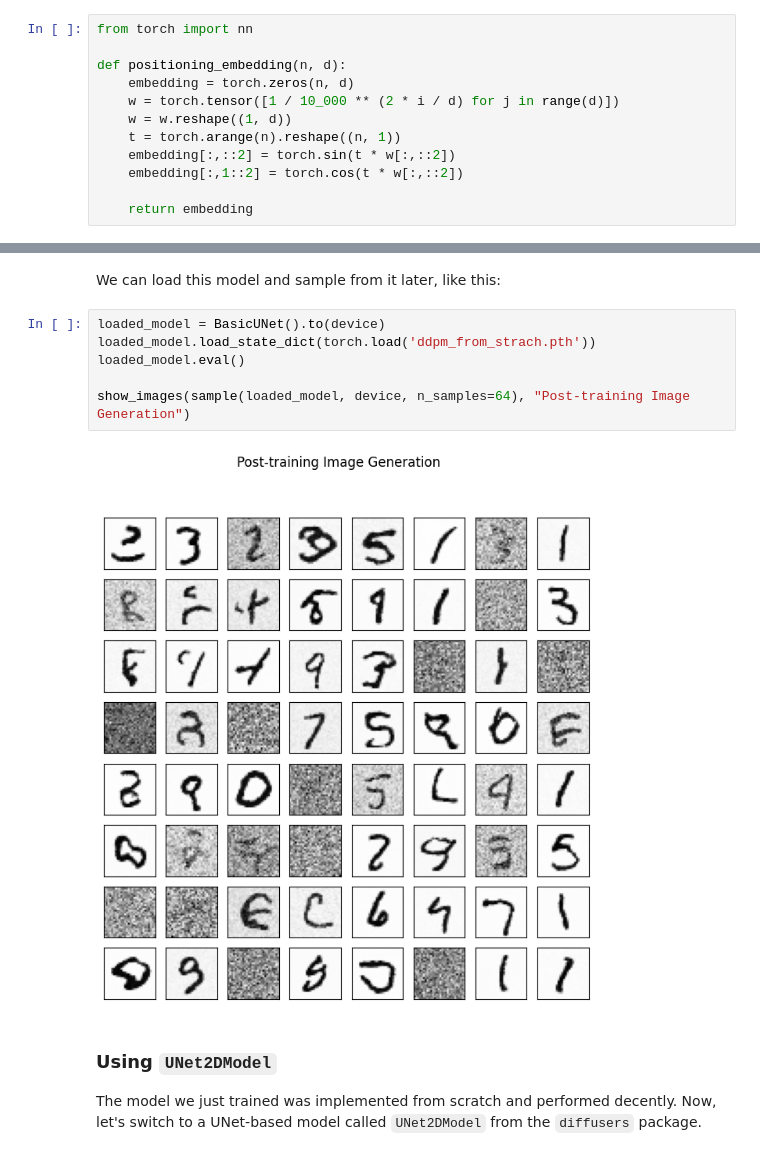
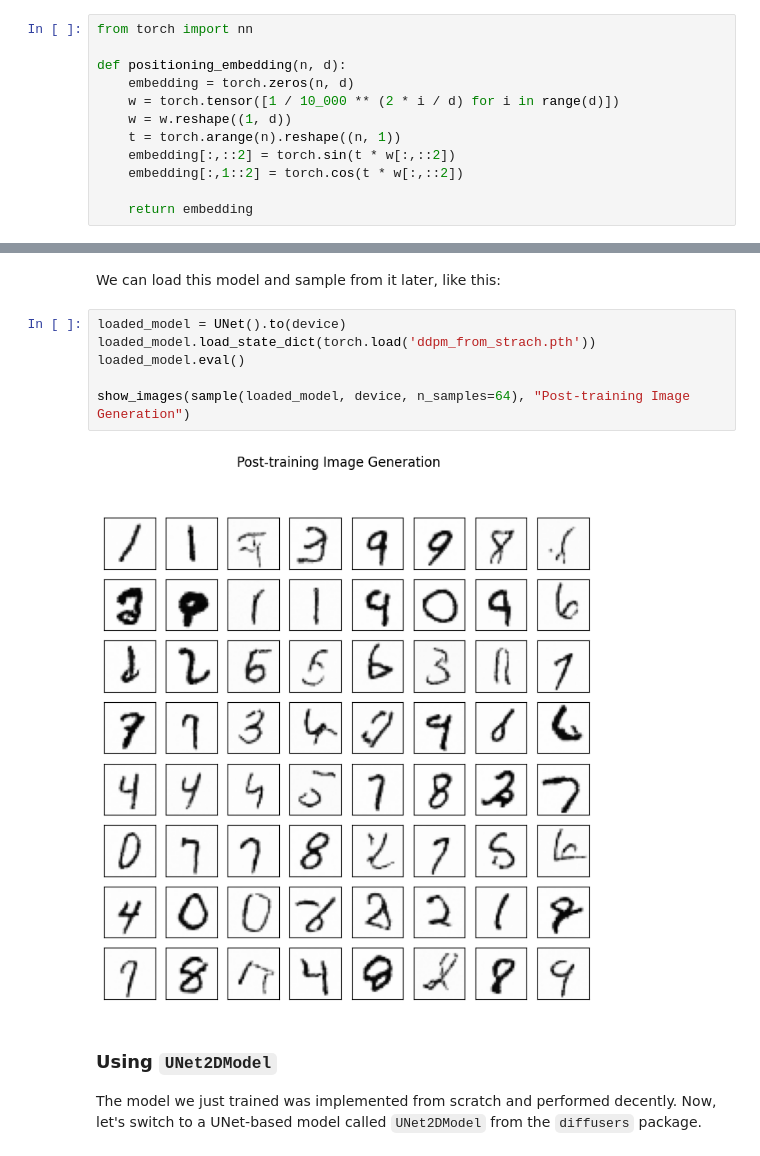
Before and after one commit to tylerearl09/dl_handouts, a Jupyter notebook: 18.generative_deep_learning-part_2.ipynb, the cells around one changed output, grey strips where cells are left out. Cells and saved outputs as stored; diff of their text form.

Commit message:
Fixed DDPM model.

```diff
--- a/18.generative_deep_learning-part_2.ipynb
+++ b/18.generative_deep_learning-part_2.ipynb
@@ -569,7 +569,7 @@ from torch import nn
 
 def positioning_embedding(n, d):
     embedding = torch.zeros(n, d)
-    w = torch.tensor([1 / 10_000 ** (2 * i / d) for j in range(d)])
+    w = torch.tensor([1 / 10_000 ** (2 * i / d) for i in range(d)])
     w = w.reshape((1, d))
     t = torch.arange(n).reshape((n, 1))
     embedding[:,::2] = torch.sin(t * w[:,::2])
@@ -896,13 +880,13 @@ torch.save(model.state_dict(), 'ddpm_from_strach.pth')
 # %% [markdown]
 We can load this model and sample from it later, like this:
 # %%
-loaded_model = BasicUNet().to(device)
+loaded_model = UNet().to(device)
 loaded_model.load_state_dict(torch.load('ddpm_from_strach.pth'))
 loaded_model.eval()
 
 show_images(sample(loaded_model, device, n_samples=64), "Post-training Image Generation")
 # %% [output]
-[figure, old version]
+[figure, new version]
 # %% [markdown]
 ### Using `UNet2DModel`
 
```
Also changed, not shown: parts of 21 cells of this notebook.
